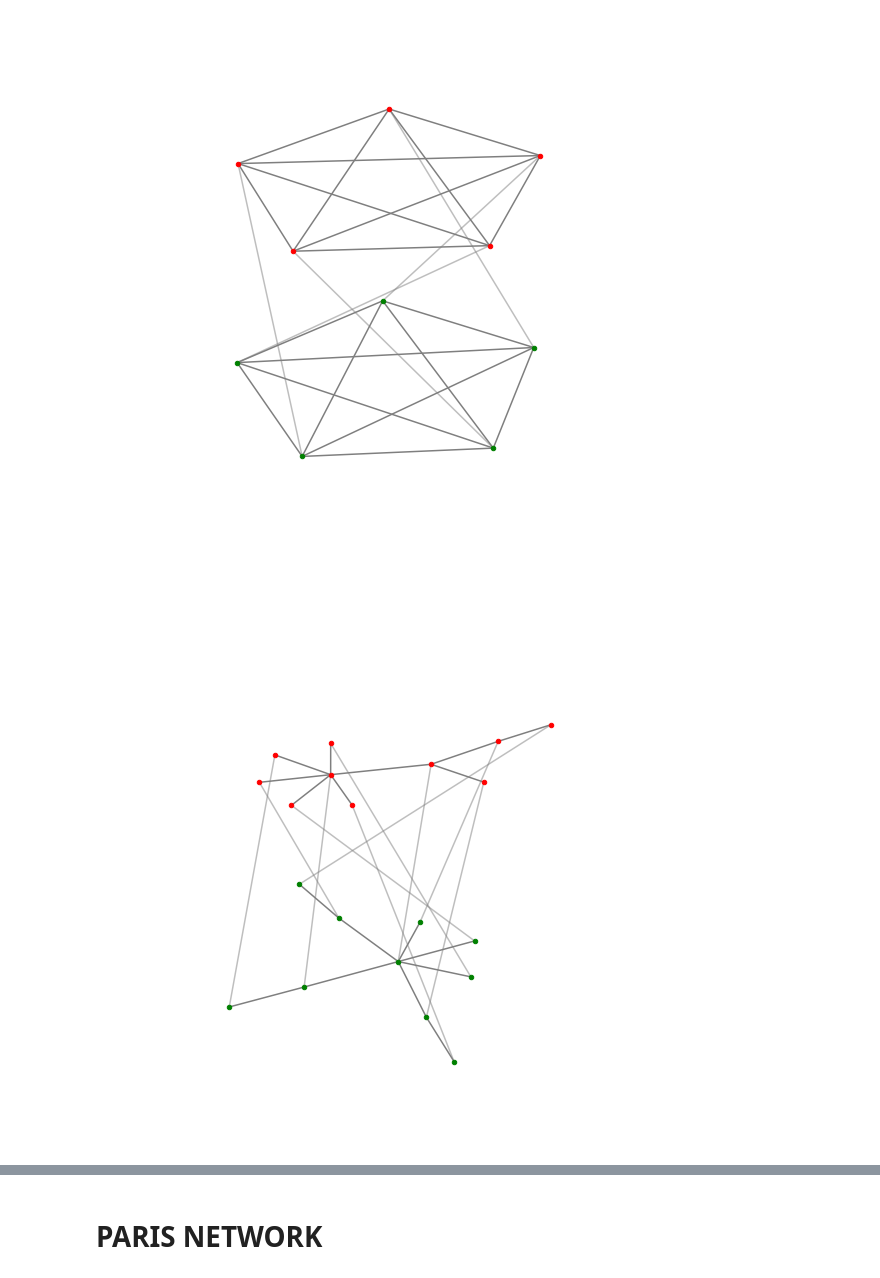
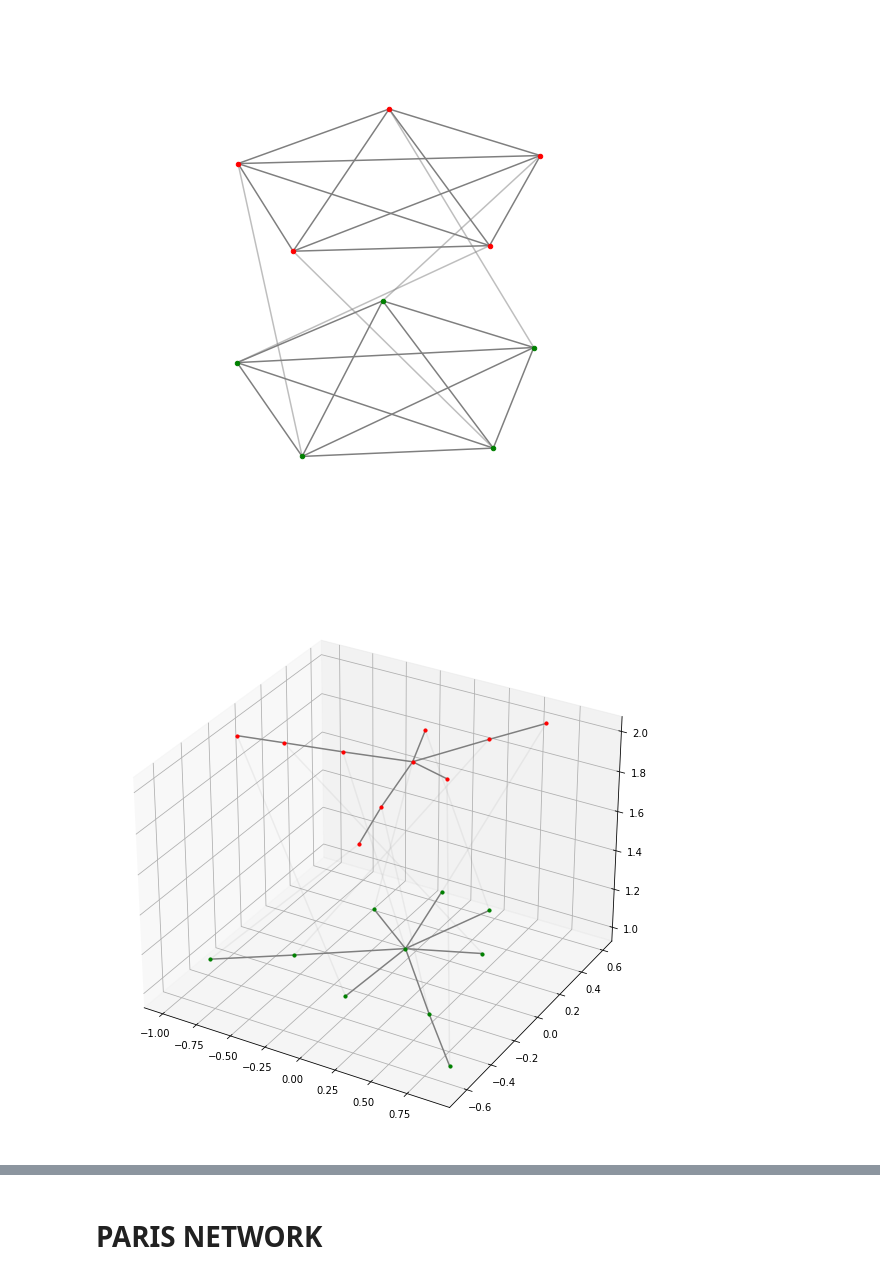
Before and after one commit to pbonazzi/network-cascade-failure, a Jupyter notebook: notebooks/test.ipynb, the cells around one changed output, grey strips where cells are left out. Cells and saved outputs as stored; diff of their text form; code cells hidden in the pictures.

```diff
--- a/notebooks/test.ipynb
+++ b/notebooks/test.ipynb
@@ -26,12 +26,12 @@ intdNetworkDraw(intd_ER)
 # %%
 BA_a = networkSF_w_3Dpos_BA(10,1,1)
 BA_b = networkSF_w_3Dpos_BA(10,1,2)
 
 intd_BA = intd_random_net(BA_a,BA_b)
 
-intdNetworkDraw(intd_BA)
+intdNetworkDraw(intd_BA,10)
 # %% [output]
-[figure, old version]
+[figure, new version]
 # %%
 PowerL_a = networkSF_w_3Dpos_PowerL(500,3,1)
 PowerL_b = networkSF_w_3Dpos_PowerL(500,3,2)
```
Also changed, not shown: parts of 1 cell of this notebook, 2 other files.
